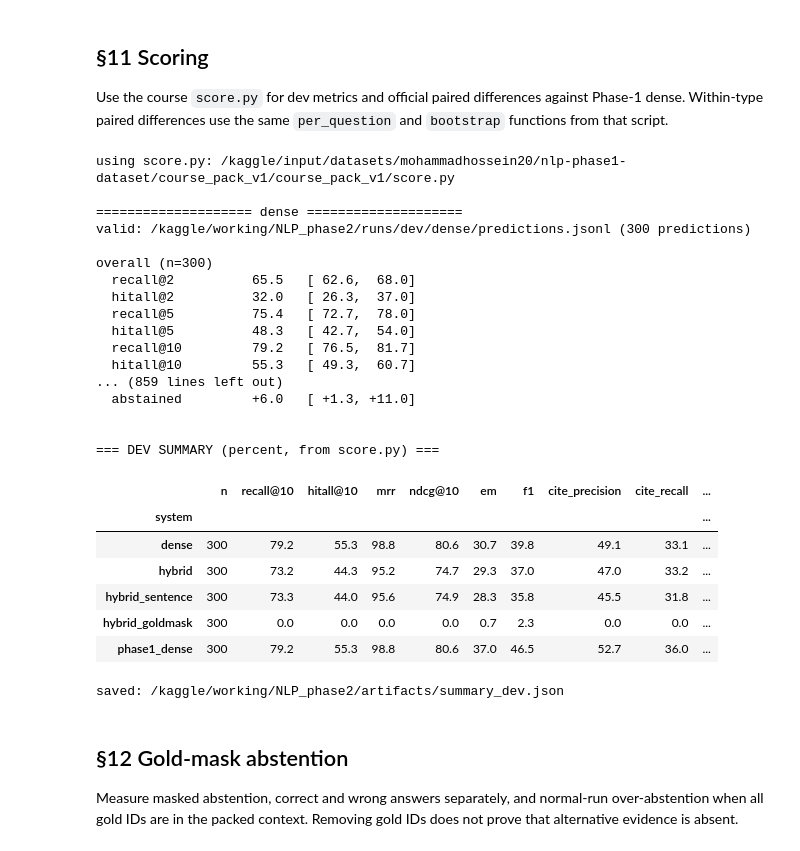
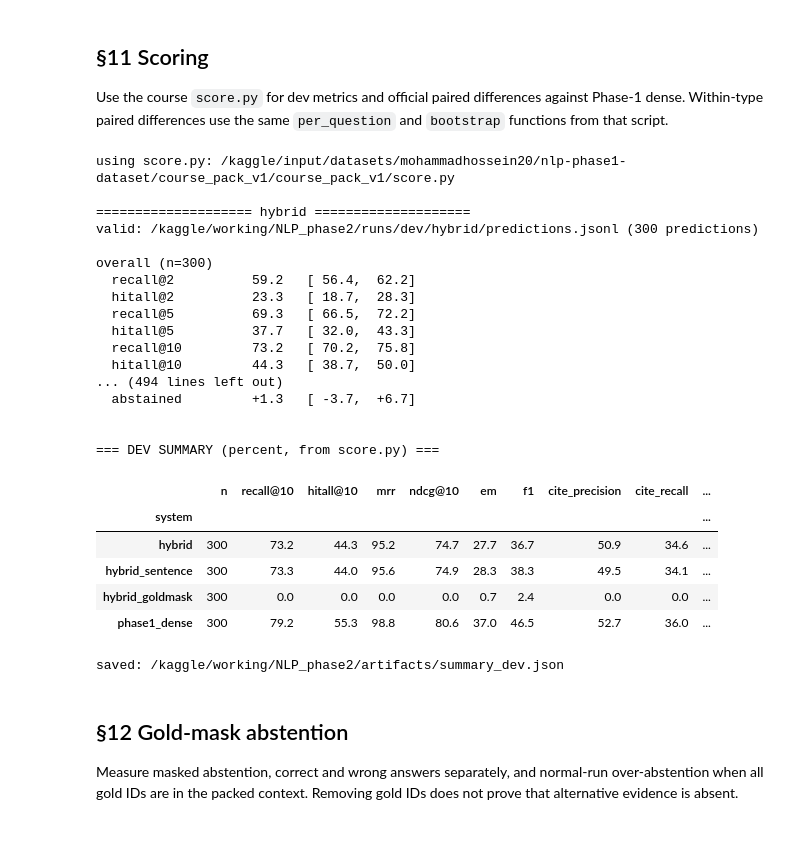
Before and after one commit to mohammad-hossein-k-gh/Advanced-NLP_Phase1, a Jupyter notebook: nlp-phase2.ipynb, the cells around one changed output. Drawn from its saved outputs; the diff is of its cells as text; code cells hidden in the pictures.

```diff
--- a/nlp-phase2.ipynb
+++ b/nlp-phase2.ipynb
@@ -1960,16 +1696,6 @@ Generate and save controlled dense, hybrid, sentence-level hybrid and gold-mask
 # §10  Run all dev systems, save predictions and run_config snapshots
 # =============================================================================
 import yaml
-
-# Phase-1 helpers are reused directly — there are no internal copies.
-REQUIRED_FIELDS = PHASE1_UTILS.REQUIRED_FIELDS
-_save_predictions_p1 = PHASE1_UTILS.save_predictions
-
-
-def save_predictions(records, path):
-    _save_predictions_p1(records, path)
-    print(f"  saved {len(records)} predictions -> {path}")
-
 
 CONTEXT_USED = {}      # system -> {qid: [context ids actually packed]}
 RAW_OUTPUTS = {}       # system -> {qid: raw LLM text}
@@ -2084,8 +1810,6 @@ def run_system(system, split, items, ranking_table, save=True, desc=""):
 # ---------------------------------------------------------------- dev runs
 DEV_SYSTEMS = []
 if CONFIG["run_dev"]:
-    if CONFIG["run_dense_baseline"]:
-        DEV_SYSTEMS.append("dense")
     DEV_SYSTEMS.append("hybrid")
     if CONFIG["run_sentence"]:
         DEV_SYSTEMS.append("hybrid_sentence")
@@ -2133,12 +1857,11 @@ print("using score.py:", SCORE_PATH)
 
 
 def run_score(pred_path, split="dev", compare=None, partial=False, validate_only=False):
-    return PHASE1_UTILS.run_score(pred_path, SCORE_PATH, PACK_DIR, split=split,
+    return invoke_course_scorer(pred_path, SCORE_PATH, PACK_DIR, split=split,
                                   compare=compare, partial=partial,
                                   validate_only=validate_only)
 
 
-parse_score_output = PHASE1_UTILS.parse_score_output
 
 
 def pred_path(system, split="dev"):
@@ -2158,8 +1881,8 @@ if CONFIG["run_dev"]:
 
     # ---- Official Phase-1 dense baseline (if attached) ----
     # The project asks for a comparison against the Phase-1 dense system. When a
-    # Phase-1 predictions.jsonl is discovered, it is copied verbatim and scored
-    # with the same score.py so the paired comparison is exact.
+    # Phase-1 predictions are read and saved in the required schema, then scored
+    # with the same score.py on the matching questions.
     _src = PHASE1_ARTIFACTS["NLP_phase1_output/dev/dense/predictions.jsonl"]
     if _src:
         _dst_dir = RUNS_DIR / "dev" / "phase1_dense"
@@ -2183,11 +1906,6 @@ if CONFIG["run_dev"]:
 
     # ---- Paired comparisons ----
     comparisons = []
-    baseline = "dense" if "dense" in DEV_SYSTEMS else None
-    if baseline:
-        for system in DEV_SYSTEMS:
-            if system != baseline:
-                comparisons.append((system, baseline))
     if "hybrid" in DEV_SYSTEMS:
         for system in ("hybrid_sentence",):
             if system in DEV_SYSTEMS and (system, "hybrid") not in comparisons:
@@ -2203,22 +1921,25 @@ if CONFIG["run_dev"]:
         PAIRED[f"{system}__vs__{other}"] = parse_score_output(text_out)["paired"]
         (ARTIFACT_DIR / f"paired_{system}_vs_{other}.txt").write_text(text_out, encoding="utf-8")
 
-    # Paired within-type differences against controlled dense use score.py functions.
+    # Paired within-type differences against the saved Phase-1 dense run.
     import importlib.util as _score_import
     _score_spec = _score_import.spec_from_file_location("course_score", SCORE_PATH)
     _course_score = _score_import.module_from_spec(_score_spec)
     _score_spec.loader.exec_module(_course_score)
     _a = {str(x["qid"]): x for x in read_jsonl(pred_path("hybrid"))}
-    if "dense" not in DEV_SYSTEMS:
-        raise RuntimeError("Controlled dense baseline is required for fair paired per-type comparisons.")
-    _b = {str(x["qid"]): x for x in read_jsonl(pred_path("dense"))}
+    _b = {str(x["qid"]): x for x in read_jsonl(pred_path("phase1_dense"))}
     if set(_a) != set(_b):
-        raise ValueError("Paired comparison requires identical hybrid and controlled dense qids.")
+        raise ValueError("Paired comparison requires identical hybrid and Phase-1 dense qids.")
     PAIRED_BY_TYPE = {}
+    TYPE_RETRIEVAL_TRANSITIONS = {}
     for _qid in sorted(_a):
         _lab = LABELS_BY_QID[_qid]
         _type = _lab["type"]
         _ma, _mb = _course_score.per_question(_a[_qid], _lab), _course_score.per_question(_b[_qid], _lab)
+        _transitions = TYPE_RETRIEVAL_TRANSITIONS.setdefault(_type, {"hybrid_only": 0, "phase1_only": 0, "both": 0, "neither": 0})
+        _ha, _hb = bool(_ma["hitall@10"]), bool(_mb["hitall@10"])
+        _transition = "both" if _ha and _hb else "hybrid_only" if _ha else "phase1_only" if _hb else "neither"
+        _transitions[_transition] += 1
         _bucket = PAIRED_BY_TYPE.setdefault(_type, {})
         for _metric in _ma.keys() & _mb.keys():
             _bucket.setdefault(_metric, []).append(_ma[_metric] - _mb[_metric])
@@ -2230,6 +1951,9 @@ if CONFIG["run_dev"]:
     }
     (ARTIFACT_DIR / "paired_by_type.json").write_text(
         json.dumps(PAIRED_BY_TYPE, ensure_ascii=False, indent=2), encoding="utf-8")
+
+    (ARTIFACT_DIR / "type_retrieval_transitions.json").write_text(
+        json.dumps(TYPE_RETRIEVAL_TRANSITIONS, ensure_ascii=False, indent=2), encoding="utf-8")
 
     # ---- Summary table ----
     import pandas as pd
@@ -2247,47 +1971,46 @@ if CONFIG["run_dev"]:
     SUMMARY_DEV = pd.DataFrame(rows).set_index("system")
     print("\n=== DEV SUMMARY (percent, from score.py) ===")
     display(SUMMARY_DEV)
 
     summary_export = {
         "scores": {
             system: {
                 "overall": {m: v["value"] for m, v in s["overall"].items()},
                 "by_type": {t: {m: v["value"] for m, v in s["by_type"][t].items()}
                             for t in s["by_type"]},
                 "type_n": s["type_n"],
                 "n": s["overall_n"],
             }
             for system, s in SCORES.items()
         },
         "paired": {k: {m: v["value"] for m, v in p.items()} for k, p in PAIRED.items()},
     }
     (ARTIFACT_DIR / "summary_dev.json").write_text(
         json.dumps(summary_export, ensure_ascii=False, indent=2), encoding="utf-8")
     print("saved:", ARTIFACT_DIR / "summary_dev.json")
 # %% [output]
 using score.py: /kaggle/input/datasets/mohammadhossein20/nlp-phase1-dataset/course_pack_v1/course_pack_v1/score.py
 
-==================== dense ====================
-valid: /kaggle/working/NLP_phase2/runs/dev/dense/predictions.jsonl (300 predictions)
+==================== hybrid ====================
+valid: /kaggle/working/NLP_phase2/runs/dev/hybrid/predictions.jsonl (300 predictions)
 
 overall (n=300)
-  recall@2          65.5   [ 62.6,  68.0]
-  hitall@2          32.0   [ 26.3,  37.0]
-  recall@5          75.4   [ 72.7,  78.0]
-  hitall@5          48.3   [ 42.7,  54.0]
-  recall@10         79.2   [ 76.5,  81.7]
-  hitall@10         55.3   [ 49.3,  60.7]
-... (859 lines left out)
-  abstained         +6.0   [ +1.3, +11.0]
+  recall@2          59.2   [ 56.4,  62.2]
+  hitall@2          23.3   [ 18.7,  28.3]
+  recall@5          69.3   [ 66.5,  72.2]
+  hitall@5          37.7   [ 32.0,  43.3]
+  recall@10         73.2   [ 70.2,  75.8]
+  hitall@10         44.3   [ 38.7,  50.0]
+... (494 lines left out)
+  abstained         +1.3   [ -3.7,  +6.7]
 
 
 === DEV SUMMARY (percent, from score.py) ===
 |  | n | recall@10 | hitall@10 | mrr | ndcg@10 | em | f1 | cite_precision | cite_recall | ... |
 | system |  |  |  |  |  |  |  |  |  | ... |
-| dense | 300 | 79.2 | 55.3 | 98.8 | 80.6 | 30.7 | 39.8 | 49.1 | 33.1 | ... |
-| hybrid | 300 | 73.2 | 44.3 | 95.2 | 74.7 | 29.3 | 37.0 | 47.0 | 33.2 | ... |
-| hybrid_sentence | 300 | 73.3 | 44.0 | 95.6 | 74.9 | 28.3 | 35.8 | 45.5 | 31.8 | ... |
-| hybrid_goldmask | 300 | 0.0 | 0.0 | 0.0 | 0.0 | 0.7 | 2.3 | 0.0 | 0.0 | ... |
+| hybrid | 300 | 73.2 | 44.3 | 95.2 | 74.7 | 27.7 | 36.7 | 50.9 | 34.6 | ... |
+| hybrid_sentence | 300 | 73.3 | 44.0 | 95.6 | 74.9 | 28.3 | 38.3 | 49.5 | 34.1 | ... |
+| hybrid_goldmask | 300 | 0.0 | 0.0 | 0.0 | 0.0 | 0.7 | 2.4 | 0.0 | 0.0 | ... |
 | phase1_dense | 300 | 79.2 | 55.3 | 98.8 | 80.6 | 37.0 | 46.5 | 52.7 | 36.0 | ... |
 saved: /kaggle/working/NLP_phase2/artifacts/summary_dev.json
 # %% [markdown]
```
Also changed, not shown: parts of 20 cells of this notebook.
